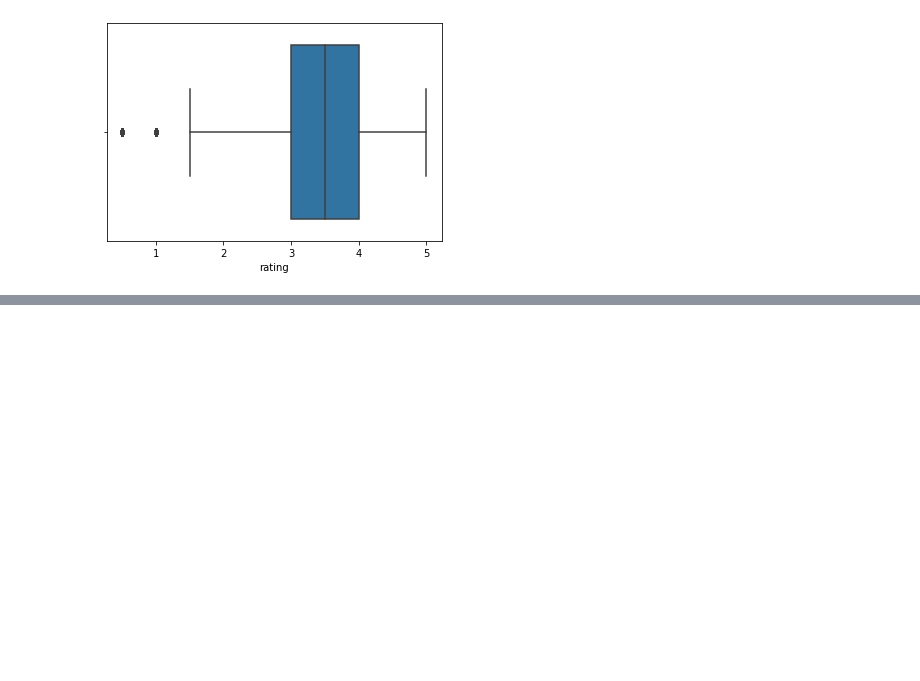
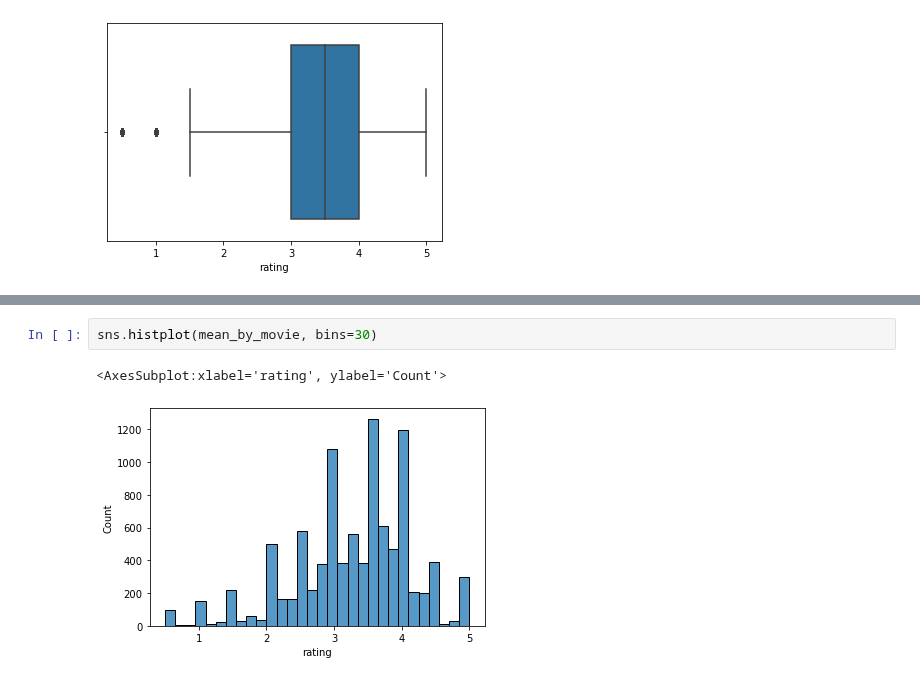
Before and after one commit to andreformento/learning-machine-learning, a Jupyter notebook: src/01-first-class/ml-latest-small-0.ipynb, the cells around one changed output, grey strips where cells are left out. Drawn from its saved outputs; the diff is of its cells as text; blank space fills up the shorter version.

```diff
--- a/src/01-first-class/ml-latest-small-0.ipynb
+++ b/src/01-first-class/ml-latest-small-0.ipynb
@@ -82,0 +142,5 @@ sns.boxplot(x=ratings.rating)
+# %%
+sns.histplot(mean_by_movie, bins=30)
+# %% [output]
+<AxesSubplot:xlabel='rating', ylabel='Count'>
+[figure, added]
```
Also changed, not shown: parts of 10 cells of this notebook, 1 other file.
